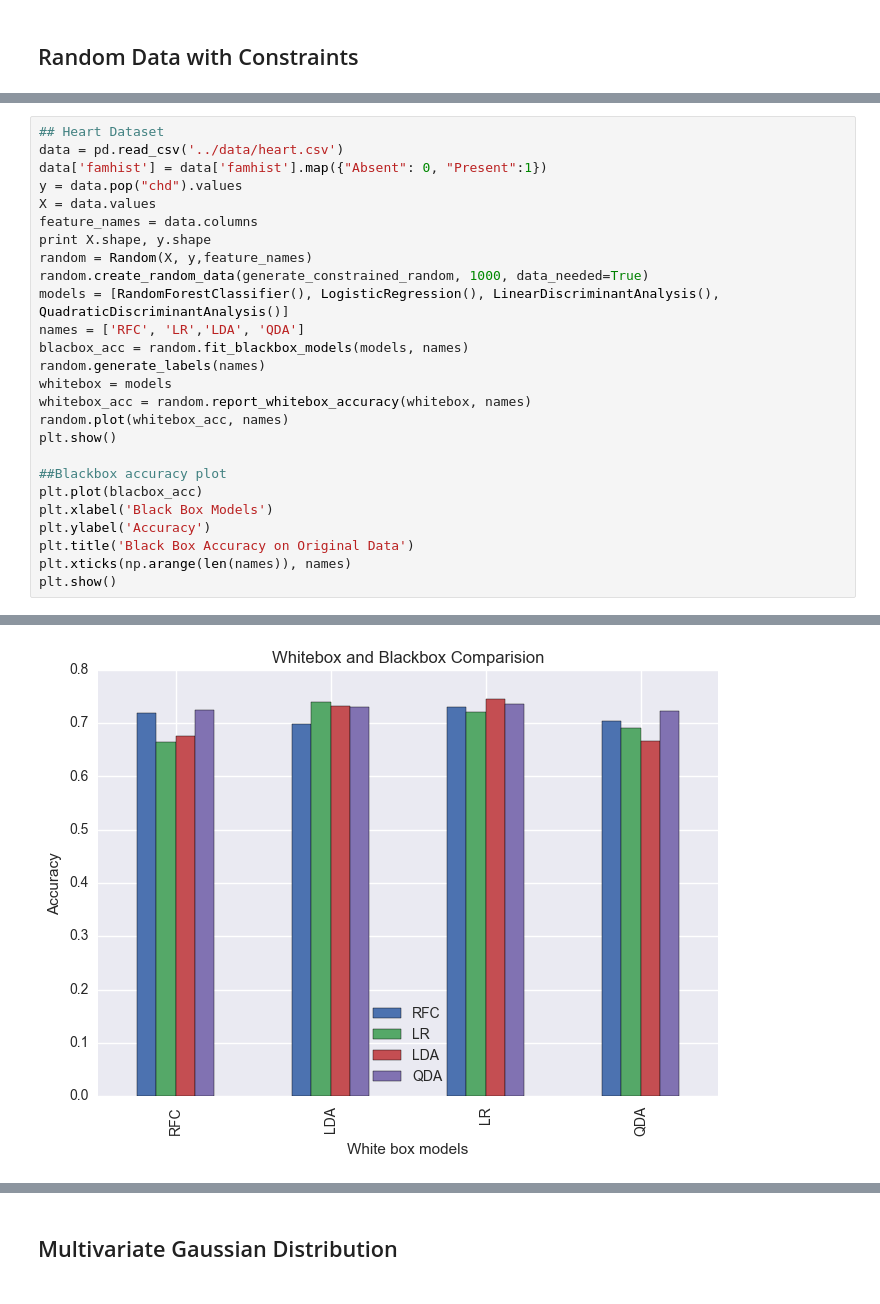
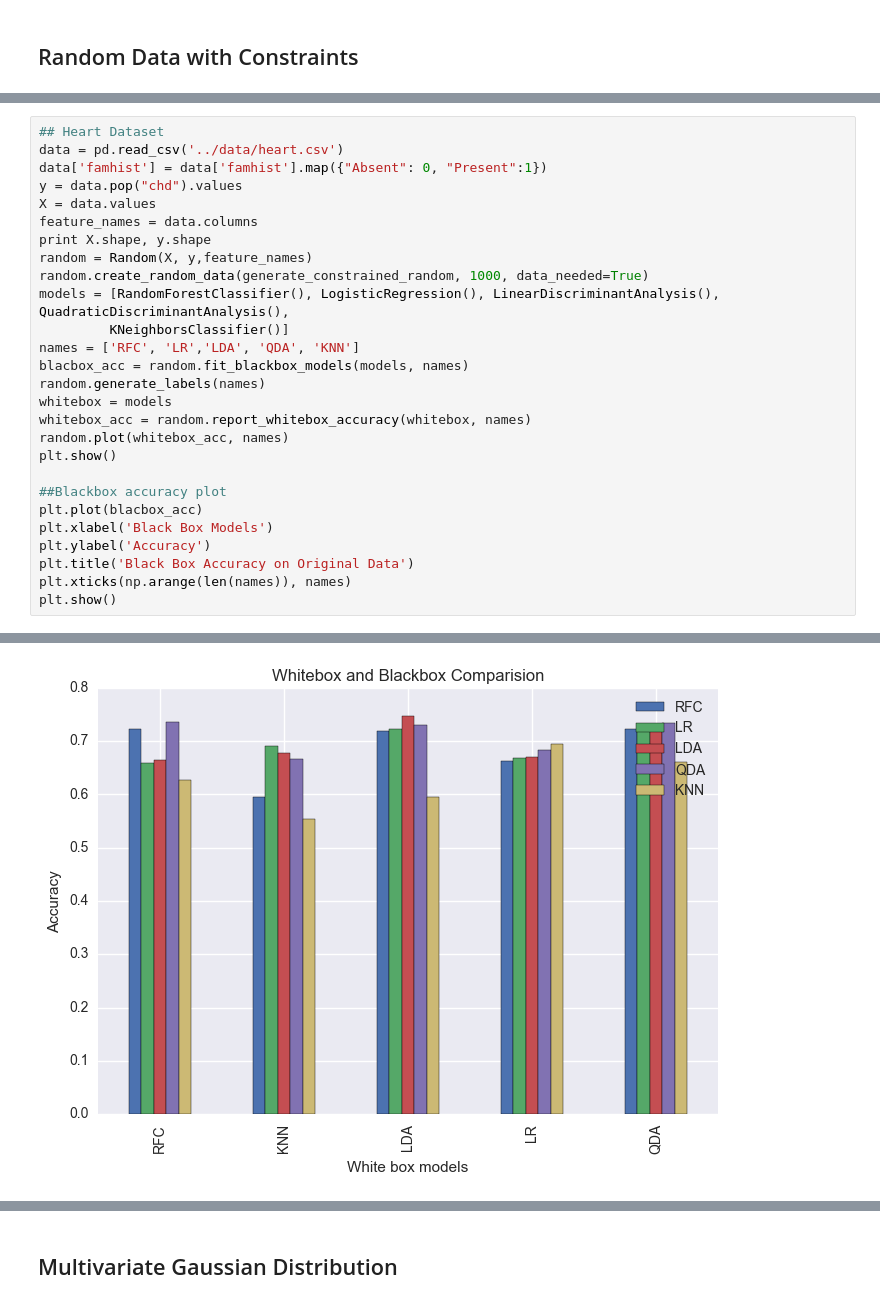
Before and after one commit to najeeb97khan/Cloning, a Jupyter notebook: Final/Experiment Sheet.ipynb, the cells around one changed output, grey strips where cells are left out. Cells and saved outputs as stored; diff of their text form.

```diff
--- a/Final/Experiment Sheet.ipynb
+++ b/Final/Experiment Sheet.ipynb
@@ -506,8 +515,9 @@ feature_names = data.columns
 print X.shape, y.shape
 random = Random(X, y,feature_names)
 random.create_random_data(generate_constrained_random, 1000, data_needed=True)
-models = [RandomForestClassifier(), LogisticRegression(), LinearDiscriminantAnalysis(), QuadraticDiscriminantAnalysis()]
-names = ['RFC', 'LR','LDA', 'QDA']
+models = [RandomForestClassifier(), LogisticRegression(), LinearDiscriminantAnalysis(), QuadraticDiscriminantAnalysis(),
+         KNeighborsClassifier()]
+names = ['RFC', 'LR','LDA', 'QDA', 'KNN']
 blacbox_acc = random.fit_blackbox_models(models, names)
 random.generate_labels(names)
 whitebox = models
@@ -543 +553 @@ Blackbox:  QDA  Whitebox:  QDA  Accuracy:  0.722943722944
-[figure, old version]
+[figure, new version]
```
Also changed, not shown: parts of 16 cells of this notebook, 1 other file.
